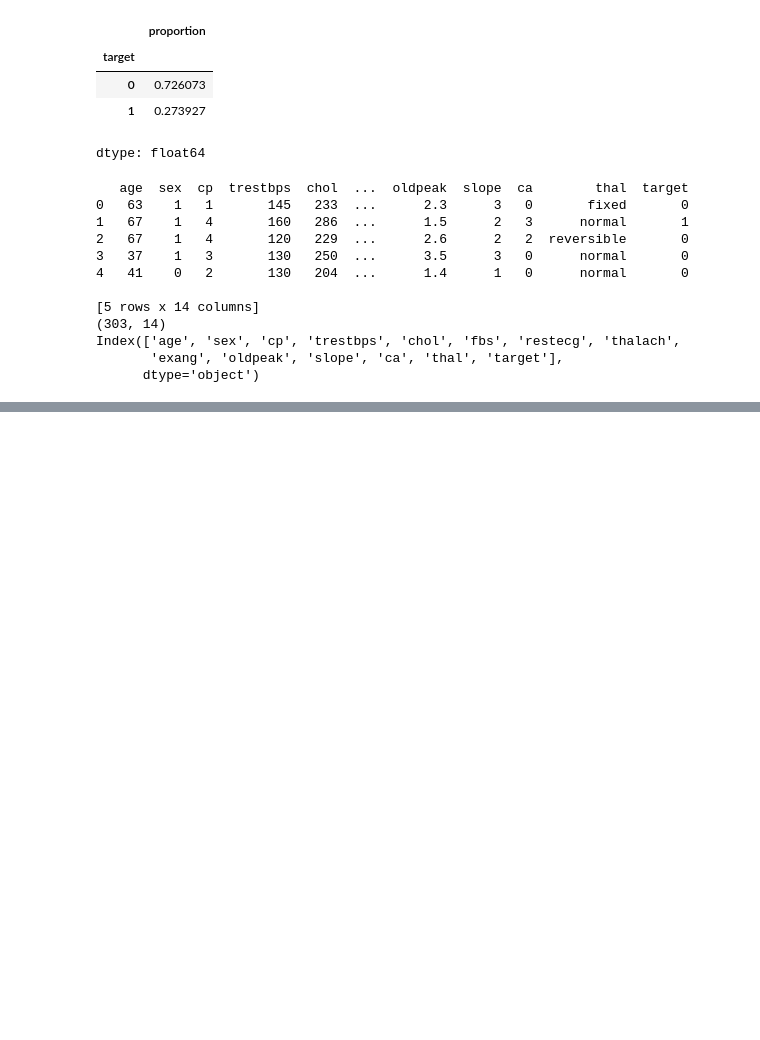
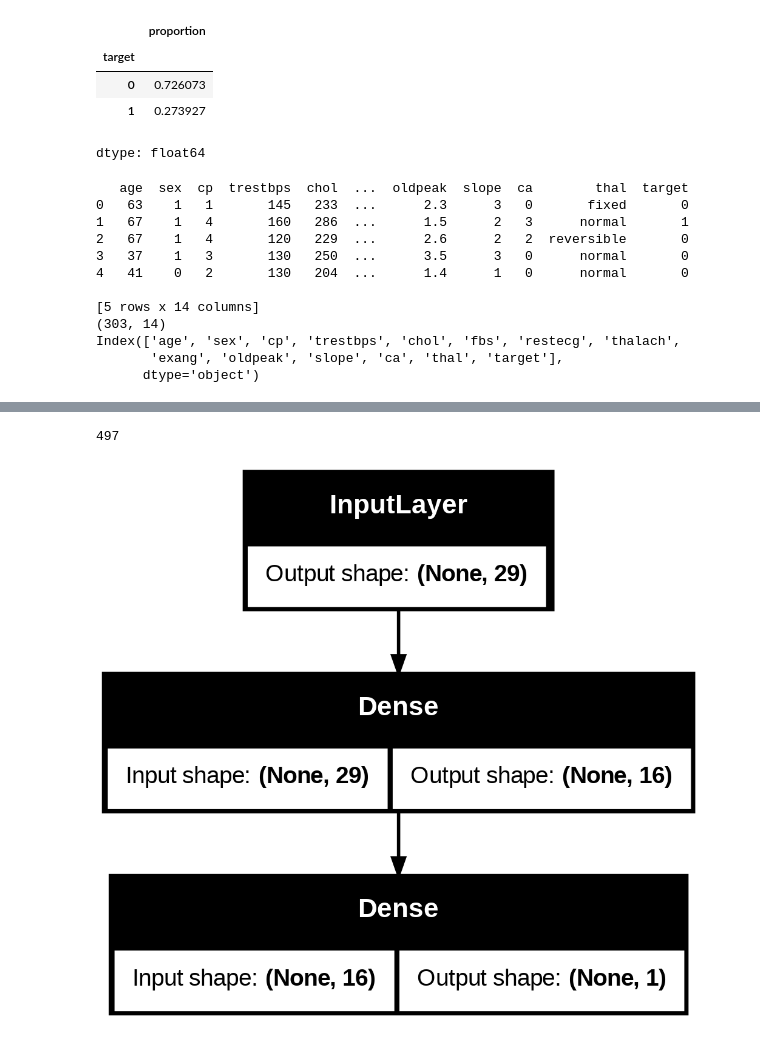
Before and after one commit to readytocommit/FinalProject, a Jupyter notebook: TensorFlow.ipynb, the cells around one changed output, grey strips where cells are left out. Drawn from its saved outputs; the diff is of its cells as text; code cells hidden in the pictures; blank space fills up the shorter version.

```diff
--- a/TensorFlow.ipynb
+++ b/TensorFlow.ipynb
@@ -87,0 +217,13 @@ Index(['age', 'sex', 'cp', 'trestbps', 'chol', 'fbs', 'restecg', 'thalach',
+# %%
+#Final step: Our features X and dependent variable Y are both inside the train and test arrays so lets seperate them out.
+
+# Note that the target column is our y variable and it is column # 6 (counting from 0)
+# The np.delete dunction is perfect for selecting all columns except one
+
+train_X = np.delete(train,6,axis=1)
+test_X = np.delete(test,6,axis=1)
+
+
+#Check that it worked
+
+train_X.shape, test_X.shape
@@ -87,0 +253,26 @@ Index(['age', 'sex', 'cp', 'trestbps', 'chol', 'fbs', 'restecg', 'thalach',
+# %%
+#Build a model
+
+# Creating an NN is usually just a few lines of keras codes .
+# We will start with single hidden layer.
+# Since this is binary classification problem , we will use a sigmoid activation in the output layer.
+
+# Building a model
+
+num_columns = train_X.shape[1]
+
+#define the input layer
+input = keras.Input(shape = (num_columns,))
+
+#feed the input vector to the hidden layer
+# optional: you can give names to each layer to hwlp
+# keep track. This doesn't affect the training etc.
+
+h = keras.layers.Dense(16,activation="relu",name="Hidden")(input)
+
+#feed the output of the hidden layer to the output layer
+
+output = keras.layers.Dense(1,activation="sigmoid", name="Output")(h)
+
+#tell the keras that this (input,output) pair is your model
+model = keras.Model(input,output)
@@ -87,0 +297,12 @@ Index(['age', 'sex', 'cp', 'trestbps', 'chol', 'fbs', 'restecg', 'thalach',
+# %%
+# Parameter calculation  # 16 and 1 bias
+
+(29+1)*16 + (16+1) * 1
+# %% [output]
+497
+# %%
+#We can visualize the network graphically as well using Keras plot_model function
+
+keras.utils.plot_model(model, show_shapes= True)
+# %% [output]
+[figure, added]
```
Also changed, not shown: parts of 22 cells of this notebook.
